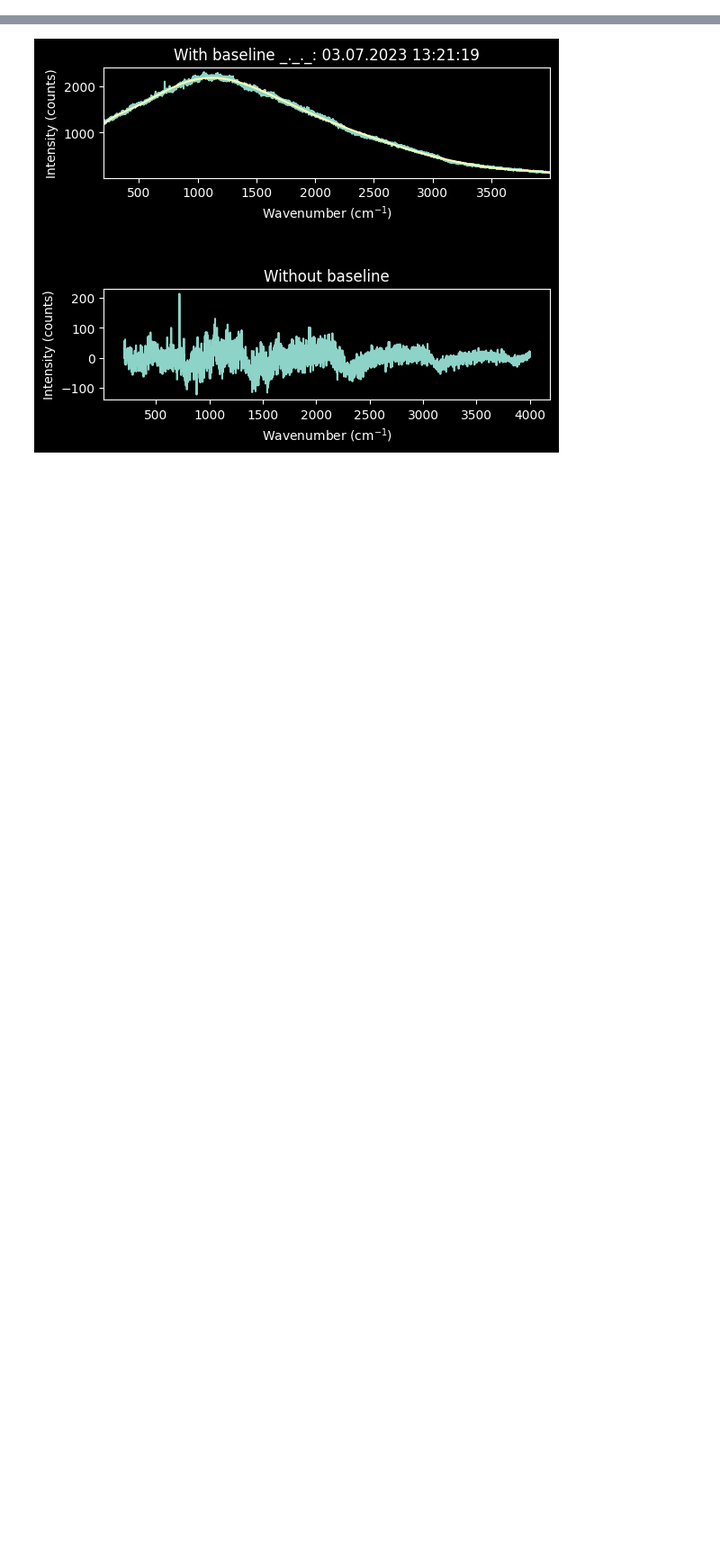
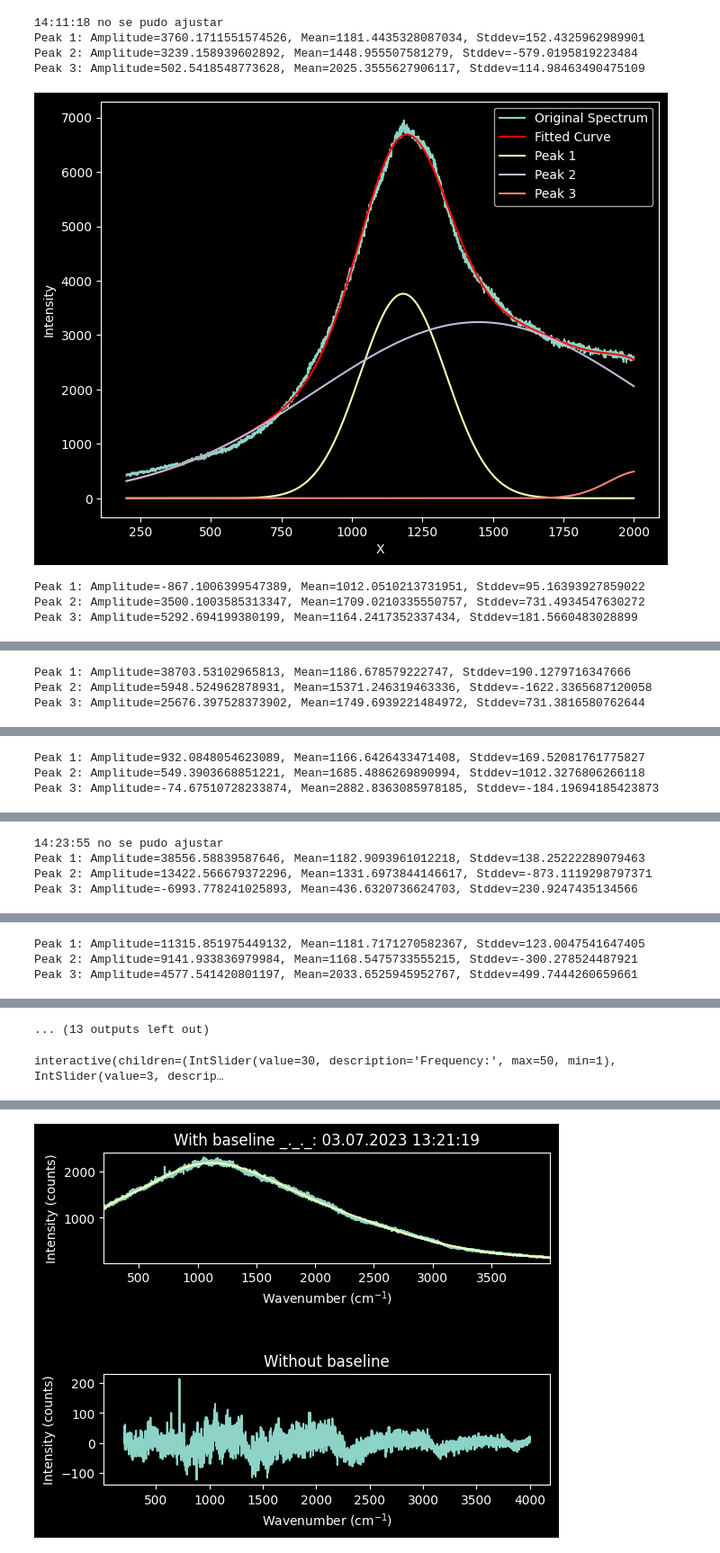
Before and after one commit to oftavira/raman, a Jupyter notebook: enotebook.ipynb, the cells around one changed output, grey strips where cells are left out. Shown at 90% size. Drawn from its saved outputs; the diff is of its cells as text; code cells hidden in the pictures; blank space fills up the shorter version.

```diff
--- a/enotebook.ipynb
+++ b/enotebook.ipynb
@@ -86,0 +114,15 @@ PATH                    ACQUIRED
+# %%
+for k,v in ramanspecs.items():
+    try:
+        v.fitgaussians(pair='raw')
+    except:
+        print(k, 'no se pudo ajustar')
+# %% [output]
+14:11:18 no se pudo ajustar
+Peak 1: Amplitude=3760.1711551574526, Mean=1181.4435328087034, Stddev=152.4325962989901
+Peak 2: Amplitude=3239.158939602892, Mean=1448.955507581279, Stddev=-579.0195819223484
+Peak 3: Amplitude=502.5418548773628, Mean=2025.3555627906117, Stddev=114.98463490475109
+[figure, added]
+Peak 1: Amplitude=-867.1006399547389, Mean=1012.0510213731951, Stddev=95.16393927859022
+Peak 2: Amplitude=3500.1003585313347, Mean=1709.0210335550757, Stddev=731.4934547630272
+Peak 3: Amplitude=5292.694199380199, Mean=1164.2417352337434, Stddev=181.5660483028899
@@ -86,0 +130,3 @@ PATH                    ACQUIRED
+Peak 1: Amplitude=38703.53102965813, Mean=1186.678579222747, Stddev=190.1279716347666
+Peak 2: Amplitude=5948.524962878931, Mean=15371.246319463336, Stddev=-1622.3365687120058
+Peak 3: Amplitude=25676.397528373902, Mean=1749.6939221484972, Stddev=731.3816580762644
@@ -86,0 +134,3 @@ PATH                    ACQUIRED
+Peak 1: Amplitude=932.0848054623089, Mean=1166.6426433471408, Stddev=169.52081761775827
+Peak 2: Amplitude=549.3903668851221, Mean=1685.4886269890994, Stddev=1012.3276806266118
+Peak 3: Amplitude=-74.67510728233874, Mean=2882.8363085978185, Stddev=-184.19694185423873
@@ -86,0 +138,4 @@ PATH                    ACQUIRED
+14:23:55 no se pudo ajustar
+Peak 1: Amplitude=38556.58839587646, Mean=1182.9093961012218, Stddev=138.25222289079463
+Peak 2: Amplitude=13422.566679372296, Mean=1331.6973844146617, Stddev=-873.1119298797371
+Peak 3: Amplitude=-6993.778241025893, Mean=436.6320736624703, Stddev=230.9247435134566
@@ -86,0 +143,3 @@ PATH                    ACQUIRED
+Peak 1: Amplitude=11315.851975449132, Mean=1181.7171270582367, Stddev=123.0047541647405
+Peak 2: Amplitude=9141.933836979984, Mean=1168.5475733555215, Stddev=-300.278524487921
+Peak 3: Amplitude=4577.541420801197, Mean=2033.6525945952767, Stddev=499.7444260659661
@@ -87,3 +147,8 @@ PATH                    ACQUIRED
+... (13 outputs left out)
+# %%
+ramanspecs['14:44:14'].interactive(mod=True, method='fit_gauss')
+# %% [output]
+interactive(children=(IntSlider(value=30, description='Frequency:', max=50, min=1), IntSlider(value=3, descrip…
 # %%
 plotraman = lambda x: ramanspecs[x].plot()
 plotraman('13:27:24')
```
Also changed, not shown: parts of 20 cells of this notebook, 1 other file.
